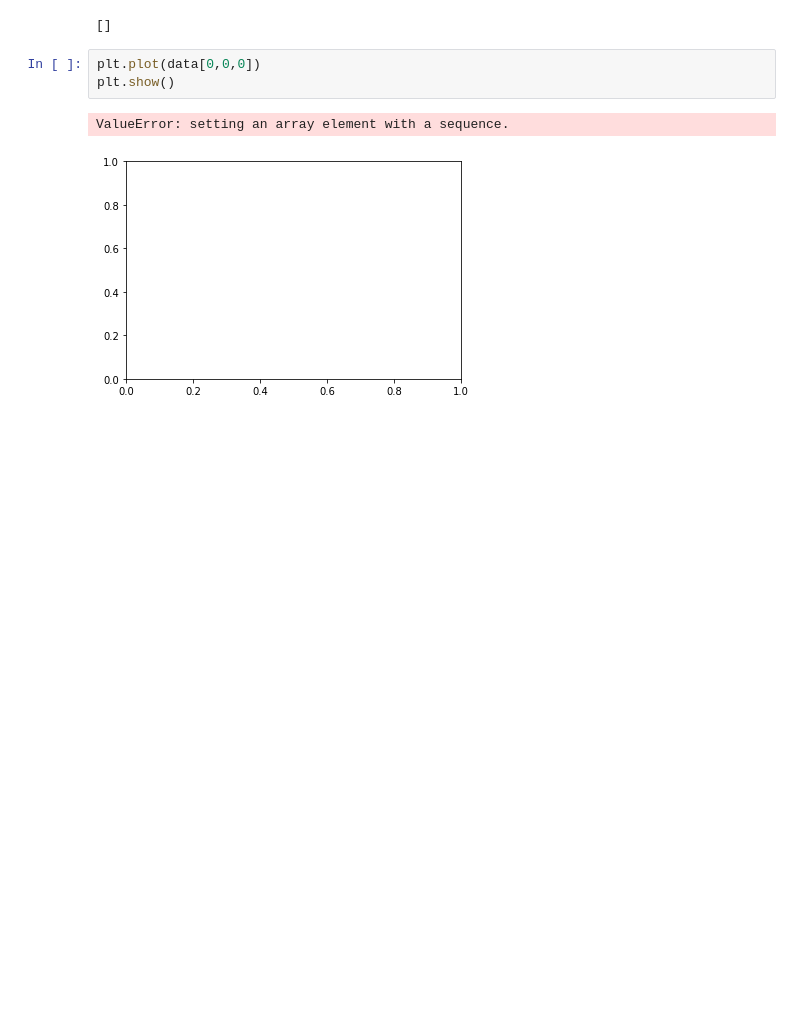
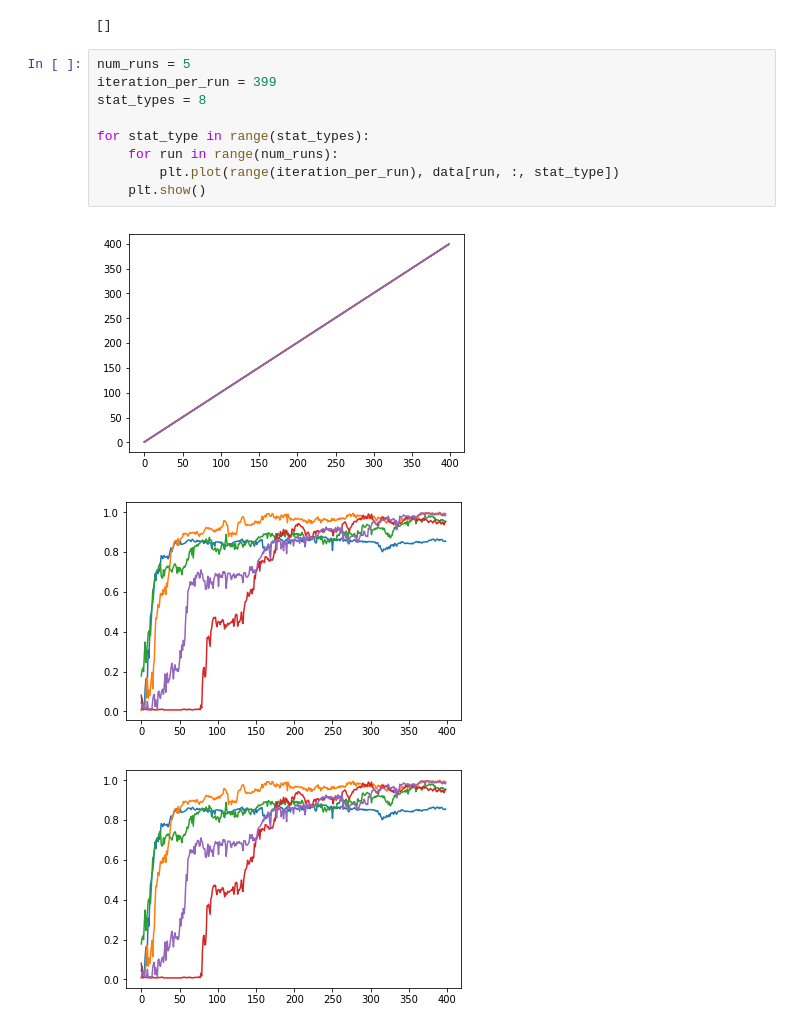
Before and after one commit to megan-klaiber/dl-lab-project, a Jupyter notebook: Visualisation_of_Reproduced_Results.ipynb, the cells around one changed output. Cells and saved outputs as stored; diff of their text form; blank space fills up the shorter version.

```diff
--- a/Visualisation_of_Reproduced_Results.ipynb
+++ b/Visualisation_of_Reproduced_Results.ipynb
@@ -48,9 +108,16 @@ print(type(data[0]))
 print(data)
 # %% [output]
 []
-# %%
-plt.plot(data[0,0,0])
-plt.show()
-# %% [output]
-ValueError: setting an array element with a sequence.
-[figure, removed]
+# %%
+num_runs = 5
+iteration_per_run = 399
+stat_types = 8
+
+for stat_type in range(stat_types):
+    for run in range(num_runs):
+        plt.plot(range(iteration_per_run), data[run, :, stat_type])
+    plt.show()
+# %% [output]
+[figure, added]
+[figure, added]
+[figure, added]
```
Also changed, not shown: parts of 4 cells of this notebook.
